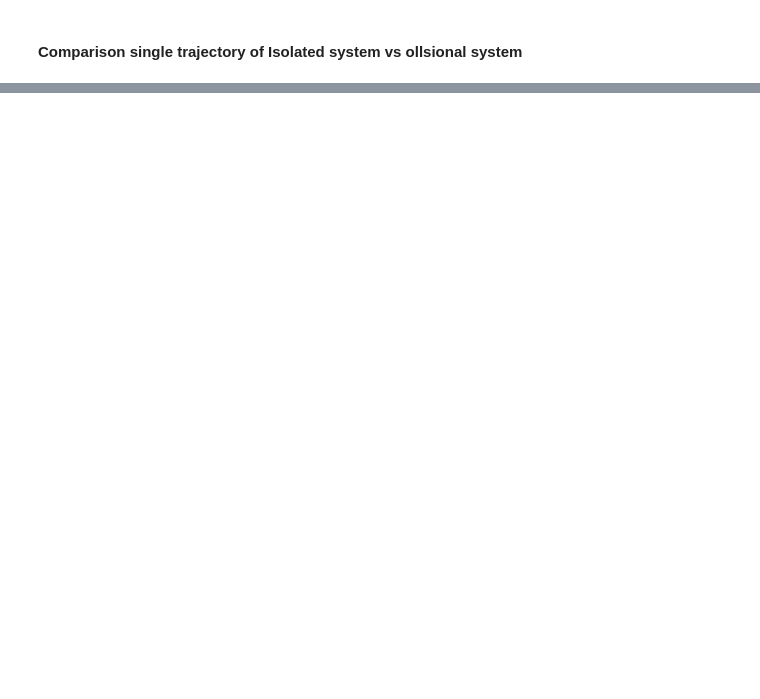
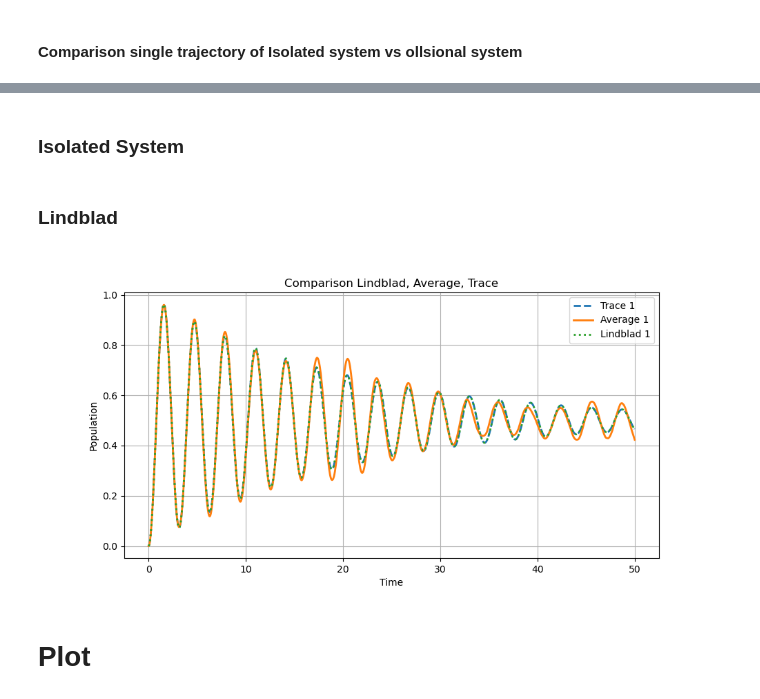
Before and after one commit to francescociavarella/Collisional-Methods, a Jupyter notebook: Codes/Task 1.ipynb, the cells around one changed output, grey strips where cells are left out. Saved outputs shown, nothing was run; the diff lists cells and outputs as text; code cells hidden in the pictures; blank space fills up the shorter version.

Commit message:
calcolo in task 1 per diversi dt e 1000 steps

```diff
--- a/Codes/Task 1.ipynb
+++ b/Codes/Task 1.ipynb
@@ -588,0 +691,8 @@ plt.show()
+# %%
+# Hamiltonian & System Wave Function
+H_system = system_Hamiltonian(N_site, E, V_pot, mode="complete")
+U_site, U_diag_site, w, V = evolution_operator(H_system, dt, backend='qutip', method='diagonalization', hermitian=True)
+U_site.dims = H_site.dims
+
+psi_sys_initial = tensor(basis(2, 0), basis(2, 1)) # I set the population only in site 2
+#array_to_latex(psi_sys_initial.full(), real=True)
@@ -588,0 +802,16 @@ plt.show()
+# %%
+H = system_Hamiltonian(N_site, E, V_pot, mode="complete")
+psi_sys_initial = tensor(basis(2, 0), basis(2, 1)) # I set the population only in site 2
+rho = ket2dm(psi_sys_initial)
+#Jump Oerator
+L_1 = tensor(sigmaz(), qeye(2))
+L_2 = tensor(qeye(2), sigmaz())
+
+L_k = [L_1.full(), L_2.full()]
+
+#Rates
+gamma = g_deph * 0.25
+gamma_k = [gamma, gamma]
+
+Super_L = Liouvillian(H, gamma_k, L_k)
+rho_list_lindblad_005, V, W = Lindblad_evo(rho, H, gamma_k, L_k, times, method="diagonal", vectorized=False)
@@ -588,0 +987,2 @@ plt.show()
+# %% [markdown]
+### Isolated System
@@ -588,0 +1017,2 @@ plt.show()
+# %% [markdown]
+### Lindblad
@@ -588,0 +1035,22 @@ plt.show()
+# %%
+dt = 0.05          # Time step
+tf = 50.0          # Final Time
+steps = int(tf / dt) # Number of steps
+times = np.linspace(0, tf, steps)
+
+fig11, ax = plt.subplots(figsize=(10, 5))
+
+ax.plot(times, pops_1_complete_005[:-1], label=r'Trace 1', linewidth=2, linestyle='--')  # Rimuovi ultimo elemento
+ax.plot(times, average_pop_005[0, :], label=r'Average 1', linewidth=2)
+ax.plot(times, np.real(rho_list_lindblad_005[:, 2, 2]), label=r'Lindblad 1', linewidth=2, linestyle=':')
+
+ax.set_xlabel('Time')
+ax.set_ylabel('Population')
+ax.set_title('Comparison Lindblad, Average, Trace')
+ax.legend()
+ax.grid(True)
+plt.show()
+# %% [output]
+[figure, added]
+# %% [markdown]
+# Plot
```
Also changed, not shown: parts of 37 cells of this notebook.
